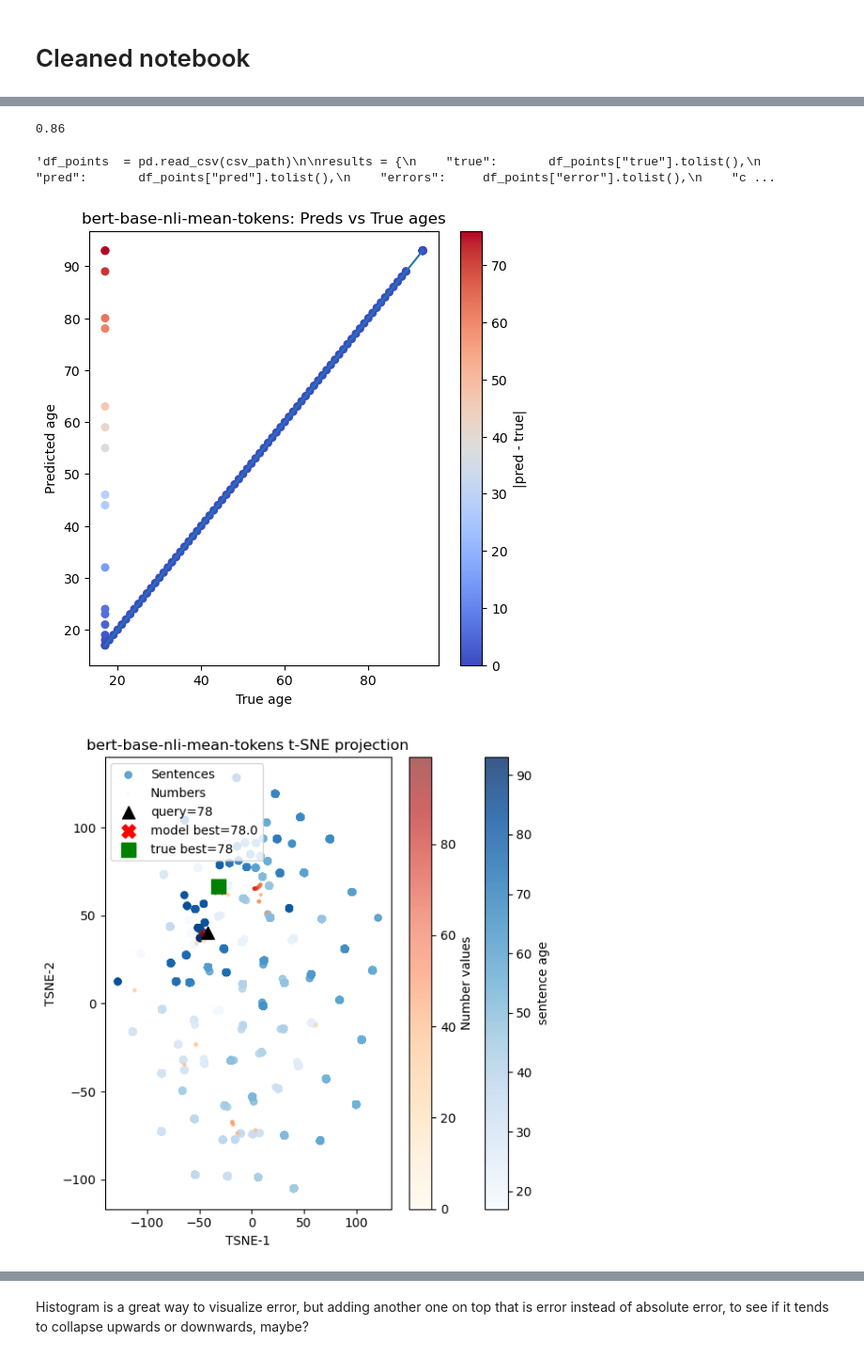
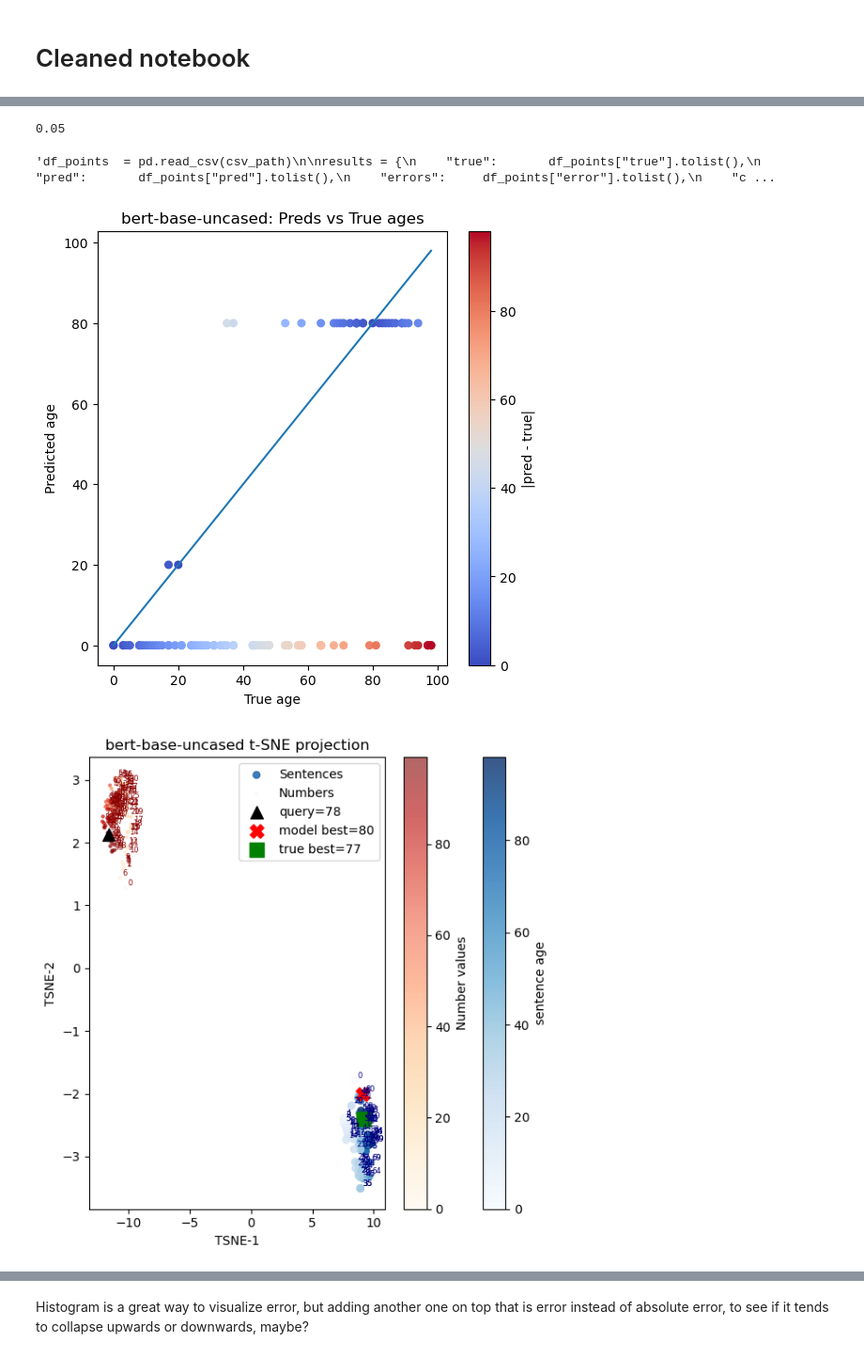
Before and after one commit to ricardoescu/NumberEncoding, a Jupyter notebook: src/main.ipynb, the cells around one changed output, grey strips where cells are left out. Shown: that part at 94% size. Cells and saved outputs as stored; diff of their text form; code cells hidden in the pictures.

```diff
--- a/src/main.ipynb
+++ b/src/main.ipynb
@@ -35,7 +35,7 @@ MODELS = {
     "LLM2VEC": "McGill-NLP/LLM2Vec-Meta-Llama-3-8B-Instruct-mntp-supervised"
 }
 # %%
-model_name = MODELS["BERT-nli-mean-tokens"]
+model_name = MODELS["BERT-base-uncased"]
 #DATASET_FILE = pathlib.Path("../data/ages.txt")
 AGE_RANGE = range(0, 100)
 PCA_DIMS = 30
@@ -45,13 +47,13 @@ encoder = SentenceEncoder(model_name)
 # %%
-age_format = "float"
-#DATASET_FILE = pathlib.Path(f"../data/ages_{age_format}.txt")
-DATASET_FILE = pathlib.Path(f"../data/cleaned_data.csv")
-#out_dir = pathlib.Path(f"../results/{age_format}/{model_name}")
-out_dir = pathlib.Path(f"../results/bigger_dataset/{model_name}")
+age_format = "digits"
+DATASET_FILE = pathlib.Path(f"../data/ages_{age_format}.txt")
+#DATASET_FILE = pathlib.Path(f"../data/cleaned_data.csv")
+out_dir = pathlib.Path(f"../results/{age_format}/{model_name}")
+#out_dir = pathlib.Path(f"../results/bigger_dataset/{model_name}")
 out_dir.mkdir(parents=True, exist_ok=True)
 # %%
 #generate_sentences(DATASET_FILE, style=age_format) # already generated.
 # %%
-#sentences = load_sentences(path=DATASET_FILE)
-sentences = load_bigger_dataset(path=DATASET_FILE)
+sentences = load_sentences(path=DATASET_FILE)
+#sentences = load_bigger_dataset(path=DATASET_FILE)
 # %% [output]
@@ -95,7 +97,7 @@ print(results["exact_match_acc"])
 # %%
 print(results["accuracy"])
 # %% [output]
-0.86
+0.05
 # %%
 # If you want to re-do the graphs without having to re-run the experiments.
 
@@ -114,14 +116,15 @@ results = {
 # %%
 plot_concentration(safe_name, out_dir, results['true'], results['pred'], results['errors'])
 # %% [output]
-[figure, old version]
+[figure, new version]
 # %%
 plot_tsne(safe_name, out_dir,
           78,
           sentences=sentences,
           encoder=encoder,
           pca_dims=PCA_DIMS,
-          perp=5
+          perp=90,
+          show_labels=True
           )
 # %% [output]
-[figure, old version]
+[figure, new version]
```
Also changed, not shown: parts of 13 cells of this notebook, 16 other files.
